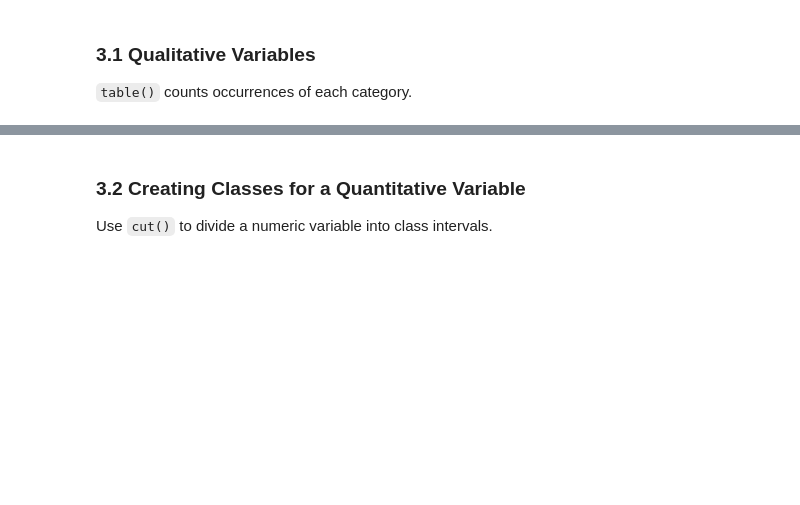
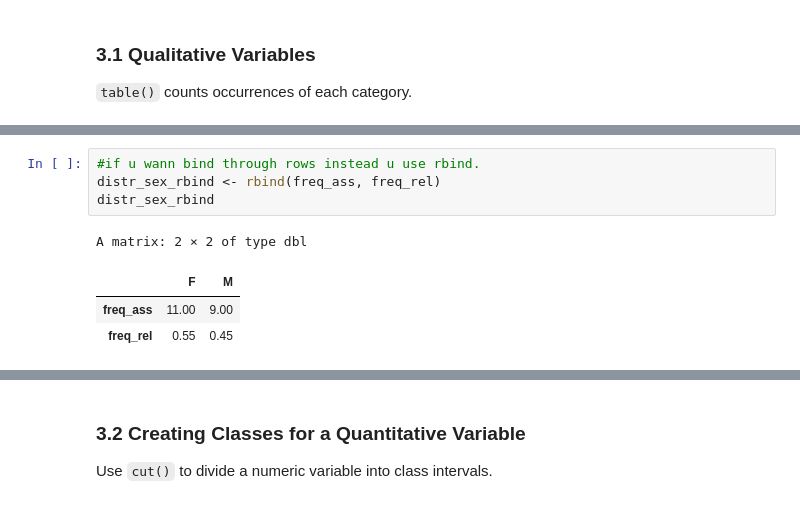
Before and after one commit to MarcoVando/statistica-descrittiva-per-datascience, a Jupyter notebook: MyFiles/01_R_Basics_and_Descriptive_Statistics.ipynb, the cells around one changed output, grey strips where cells are left out. Cells and saved outputs as stored; diff of their text form; blank space fills up the shorter version.

```diff
--- a/MyFiles/01_R_Basics_and_Descriptive_Statistics.ipynb
+++ b/MyFiles/01_R_Basics_and_Descriptive_Statistics.ipynb
@@ -218,0 +385,9 @@ print(distr_freq_sex)
+# %%
+#if u wann bind through rows instead u use rbind.
+distr_sex_rbind <- rbind(freq_ass, freq_rel)
+distr_sex_rbind
+# %% [output]
+A matrix: 2 × 2 of type dbl
+|  | F | M |
+| freq_ass | 11.00 | 9.00 |
+| freq_rel | 0.55 | 0.45 |
```
Also changed, not shown: parts of 40 cells of this notebook, 11 other files.
